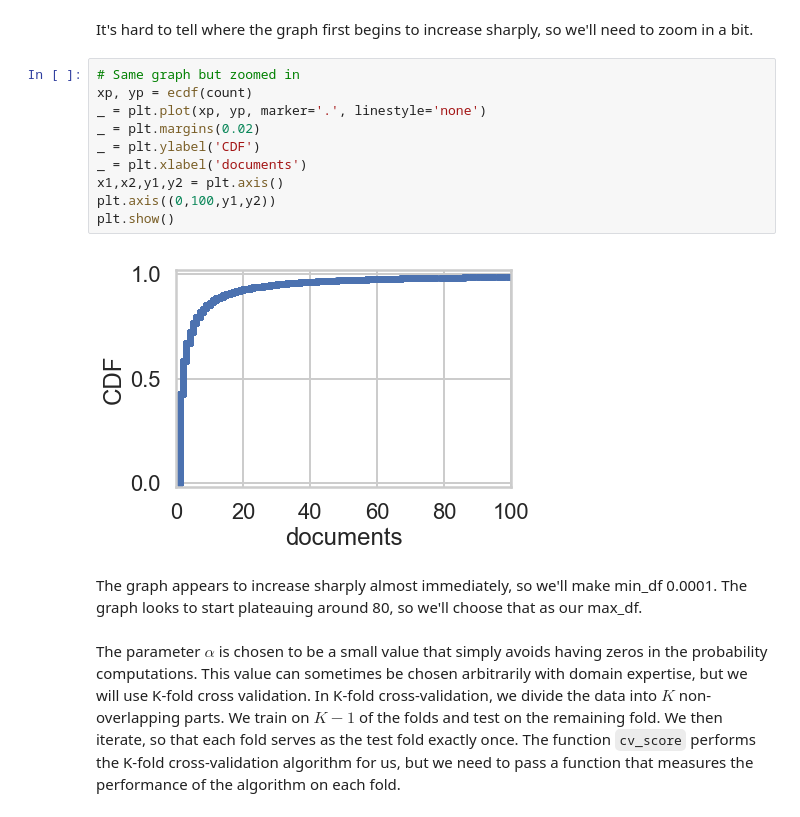
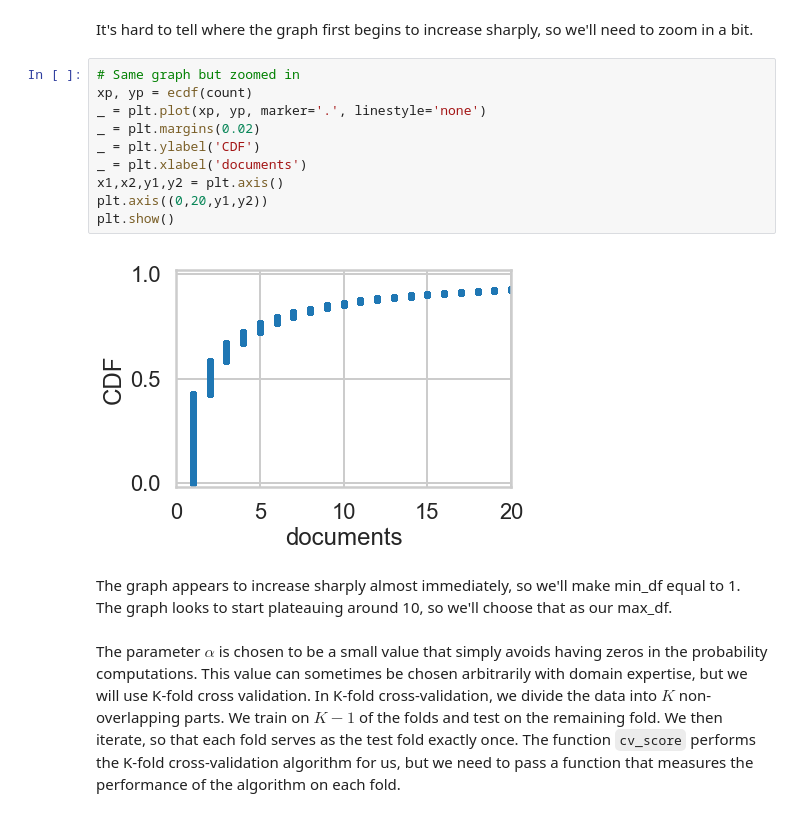
Before and after one commit to kjd999/Springboard-Projects, a Jupyter notebook: Machine Learning Mini Projects/Mini_Project_Naive_Bayes.ipynb, the cells around one changed output. Cells and saved outputs as stored; diff of their text form.

```diff
--- a/Machine Learning Mini Projects/Mini_Project_Naive_Bayes.ipynb
+++ b/Machine Learning Mini Projects/Mini_Project_Naive_Bayes.ipynb
@@ -340,18 +340,18 @@ It's hard to tell where the graph first begins to increase sharply, so we'll nee
 # %%
 # Same graph but zoomed in
 xp, yp = ecdf(count)
 _ = plt.plot(xp, yp, marker='.', linestyle='none')
 _ = plt.margins(0.02)
 _ = plt.ylabel('CDF')
 _ = plt.xlabel('documents')
 x1,x2,y1,y2 = plt.axis()
-plt.axis((0,100,y1,y2))
+plt.axis((0,20,y1,y2))
 plt.show()
 # %% [output]
-[figure, old version]
+[figure, new version]
 # %% [markdown]
-The graph appears to increase sharply almost immediately, so we'll make min_df 0.0001. The graph looks to start plateauing
-around 80, so we'll choose that as our max_df.
+The graph appears to increase sharply almost immediately, so we'll make min_df equal to 1. The graph looks to start plateauing
+around 10, so we'll choose that as our max_df.
 # %% [markdown]
 The parameter $\alpha$ is chosen to be a small value that simply avoids having zeros in the probability computations. This value can sometimes be chosen arbitrarily with domain expertise, but we will use K-fold cross validation. In K-fold cross-validation, we divide the data into $K$ non-overlapping parts. We train on $K-1$ of the folds and test on the remaining fold. We then iterate, so that each fold serves as the test fold exactly once. The function `cv_score` performs the K-fold cross-validation algorithm for us, but we need to pass a function that measures the performance of the algorithm on each fold.
 # %%
```
Also changed, not shown: parts of 17 cells of this notebook.
